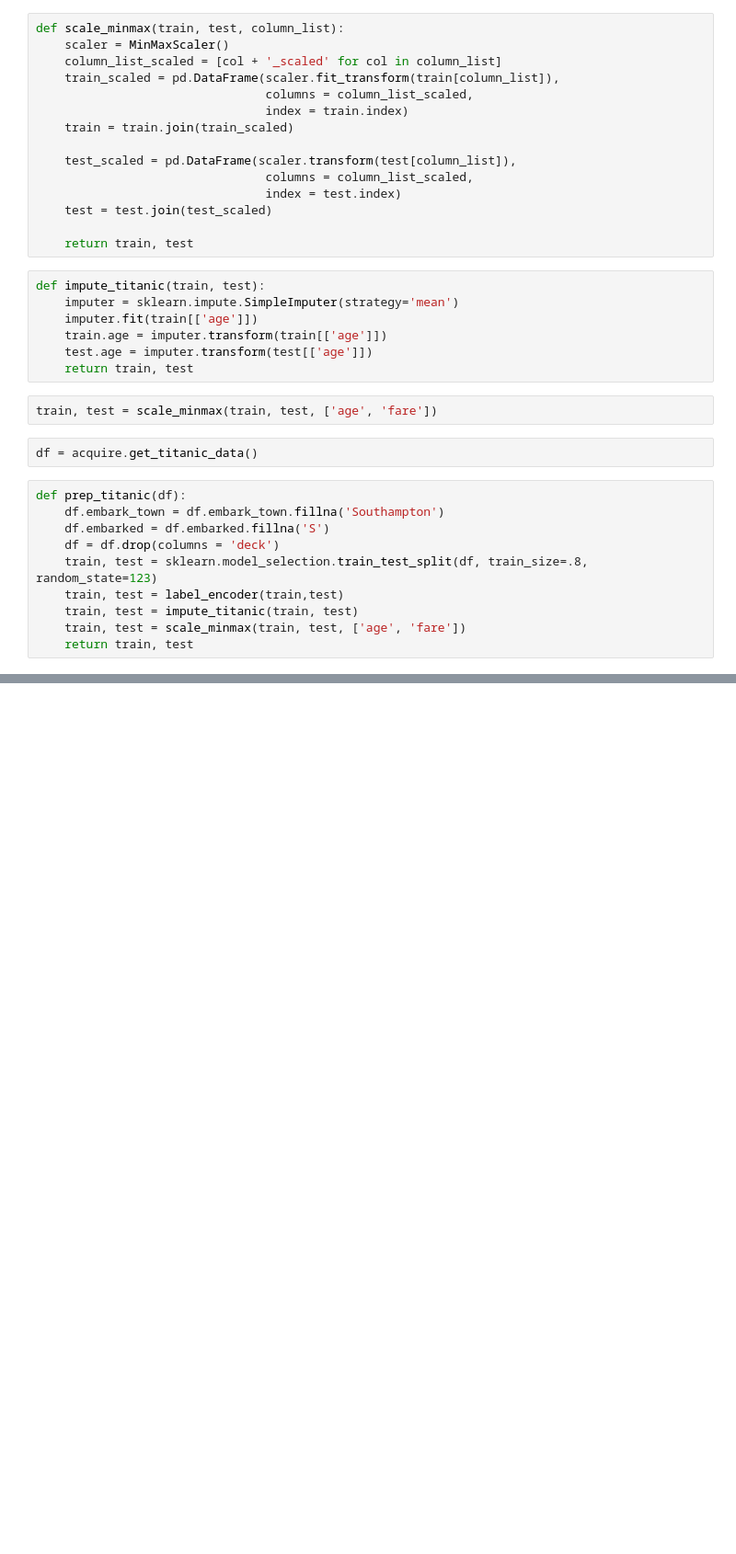
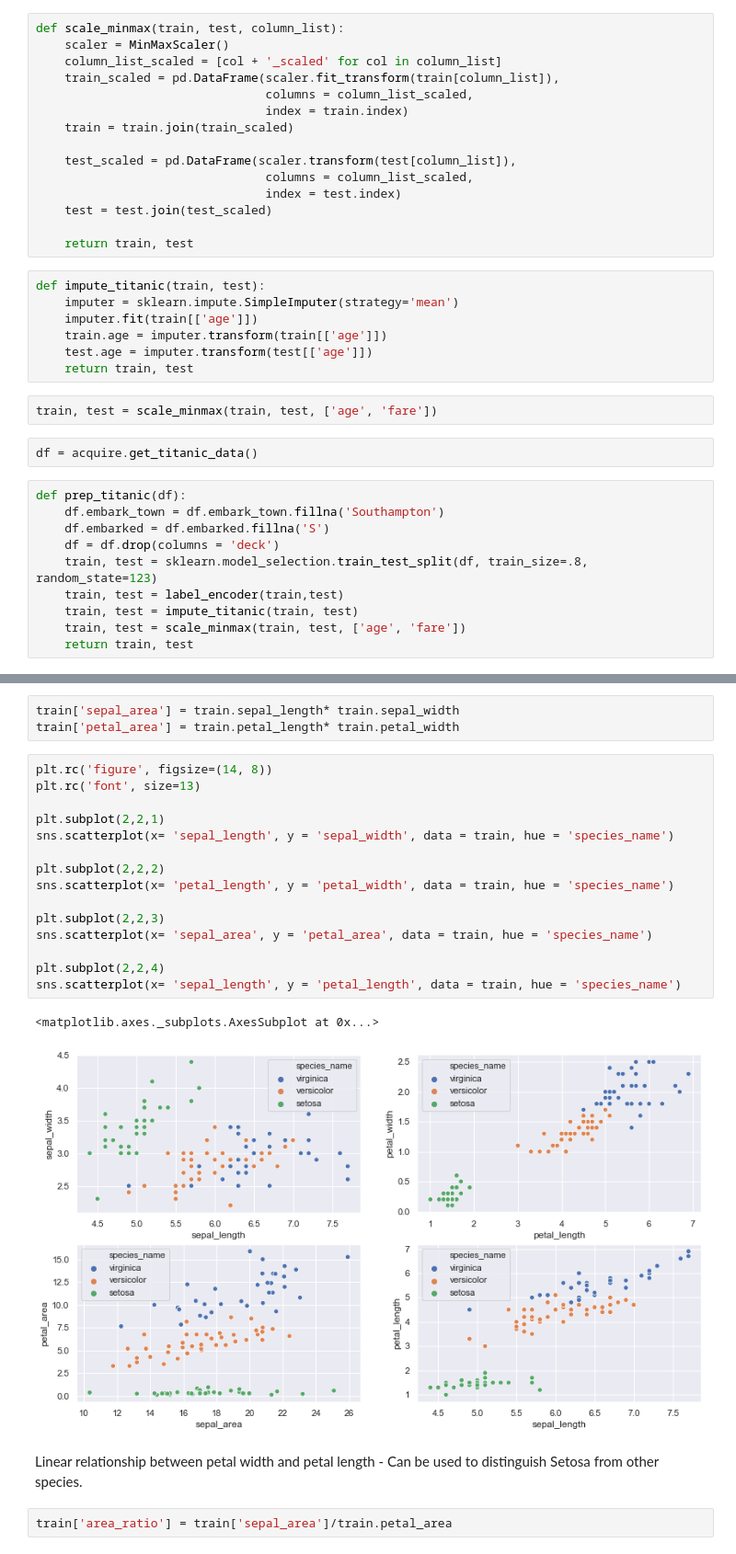
Before and after one commit to ravinder79/classification, a Jupyter notebook: classification_exercises.ipynb, the cells around one changed output, grey strips where cells are left out. Shown at 92% size. Drawn from its saved outputs; the diff is of its cells as text; blank space fills up the shorter version.

```diff
--- a/classification_exercises.ipynb
+++ b/classification_exercises.ipynb
@@ -437,0 +529,25 @@ train, test = prep_titanic(df)
+# %%
+train['sepal_area'] = train.sepal_length* train.sepal_width
+train['petal_area'] = train.petal_length* train.petal_width
+# %%
+plt.rc('figure', figsize=(14, 8))
+plt.rc('font', size=13)
+
+plt.subplot(2,2,1)
+sns.scatterplot(x= 'sepal_length', y = 'sepal_width', data = train, hue = 'species_name')
+
+plt.subplot(2,2,2)
+sns.scatterplot(x= 'petal_length', y = 'petal_width', data = train, hue = 'species_name')
+
+plt.subplot(2,2,3)
+sns.scatterplot(x= 'sepal_area', y = 'petal_area', data = train, hue = 'species_name')
+
+plt.subplot(2,2,4)
+sns.scatterplot(x= 'sepal_length', y = 'petal_length', data = train, hue = 'species_name')
+# %% [output]
+<matplotlib.axes._subplots.AxesSubplot at 0x...>
+[figure, added]
+# %% [markdown]
+Linear relationship between petal width and petal length - Can be used to distinguish Setosa from other species.
+# %%
+train['area_ratio'] = train['sepal_area']/train.petal_area
```
Also changed, not shown: parts of 27 cells of this notebook.
